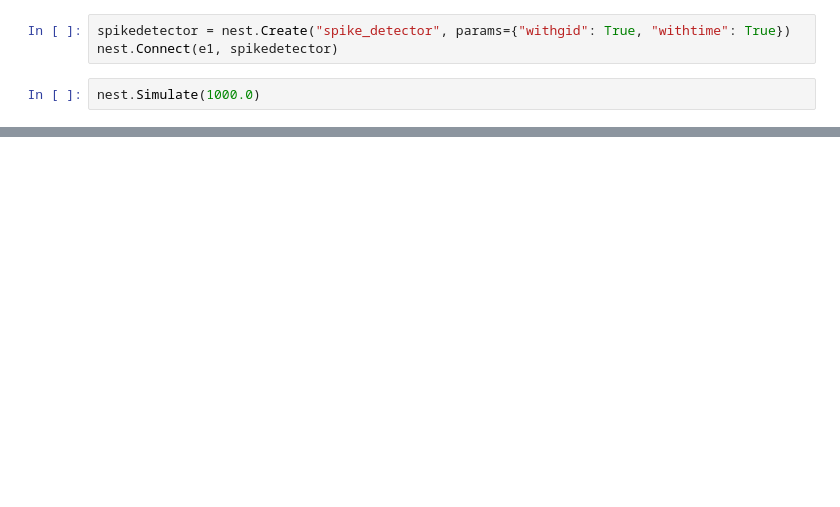
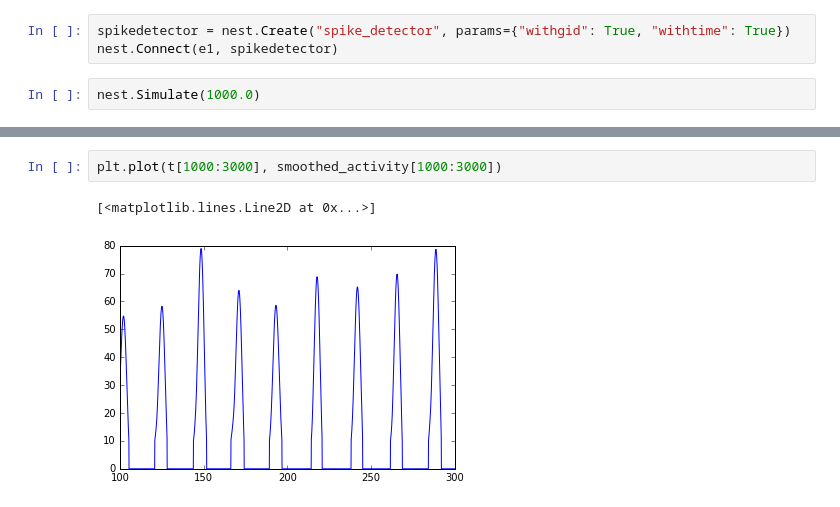
Before and after one commit to jackdkendall/Comp-Neuro, a Jupyter notebook: PING-Oscillator.ipynb, the cells around one changed output, grey strips where cells are left out. Cells and saved outputs as stored; diff of their text form; blank space fills up the shorter version.

```diff
--- a/PING-Oscillator.ipynb
+++ b/PING-Oscillator.ipynb
@@ -39,0 +65,5 @@ plt.show()
+# %%
+plt.plot(t[1000:3000], smoothed_activity[1000:3000])
+# %% [output]
+[<matplotlib.lines.Line2D at 0x...>]
+[figure, added]
```
Also changed, not shown: parts of 14 cells of this notebook, 1 other file.
